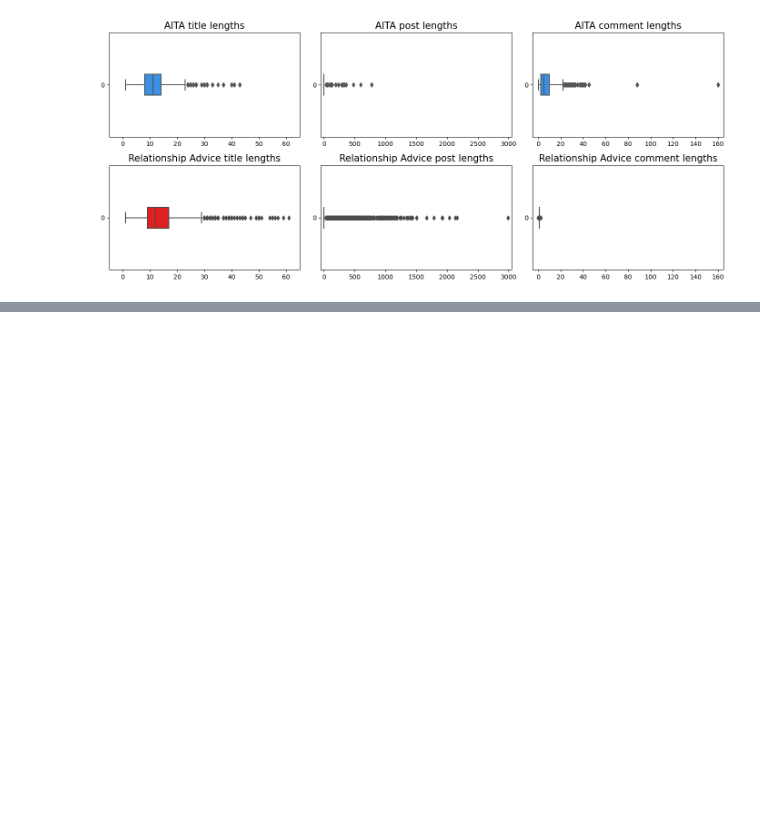
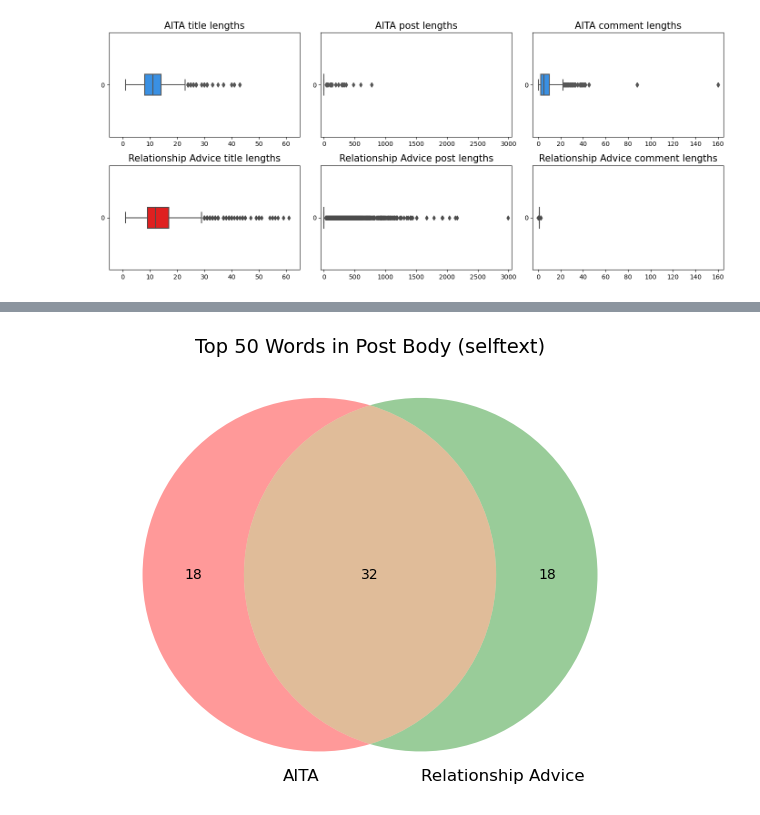
Before and after one commit to danneraf/Reddit-Classification, a Jupyter notebook: Code/3. EDA.ipynb, the cells around one changed output, grey strips where cells are left out. Cells and saved outputs as stored; diff of their text form; code cells hidden in the pictures; blank space fills up the shorter version.

```diff
--- a/Code/3. EDA.ipynb
+++ b/Code/3. EDA.ipynb
@@ -226,0 +242,8 @@ plt.tight_layout()
+# %%
+aita_set = set(aita_selftext_50.index)
+ra_set = set(ra_selftext_50.index)
+venn2([aita_set, ra_set], set_labels=('AITA', 'Relationship Advice'))
+plt.title('Top 50 Words in Post Body (selftext)', fontsize=14)
+plt.tight_layout();
+# %% [output]
+[figure, added]
```
Also changed, not shown: parts of 9 cells of this notebook, 7 other files.
